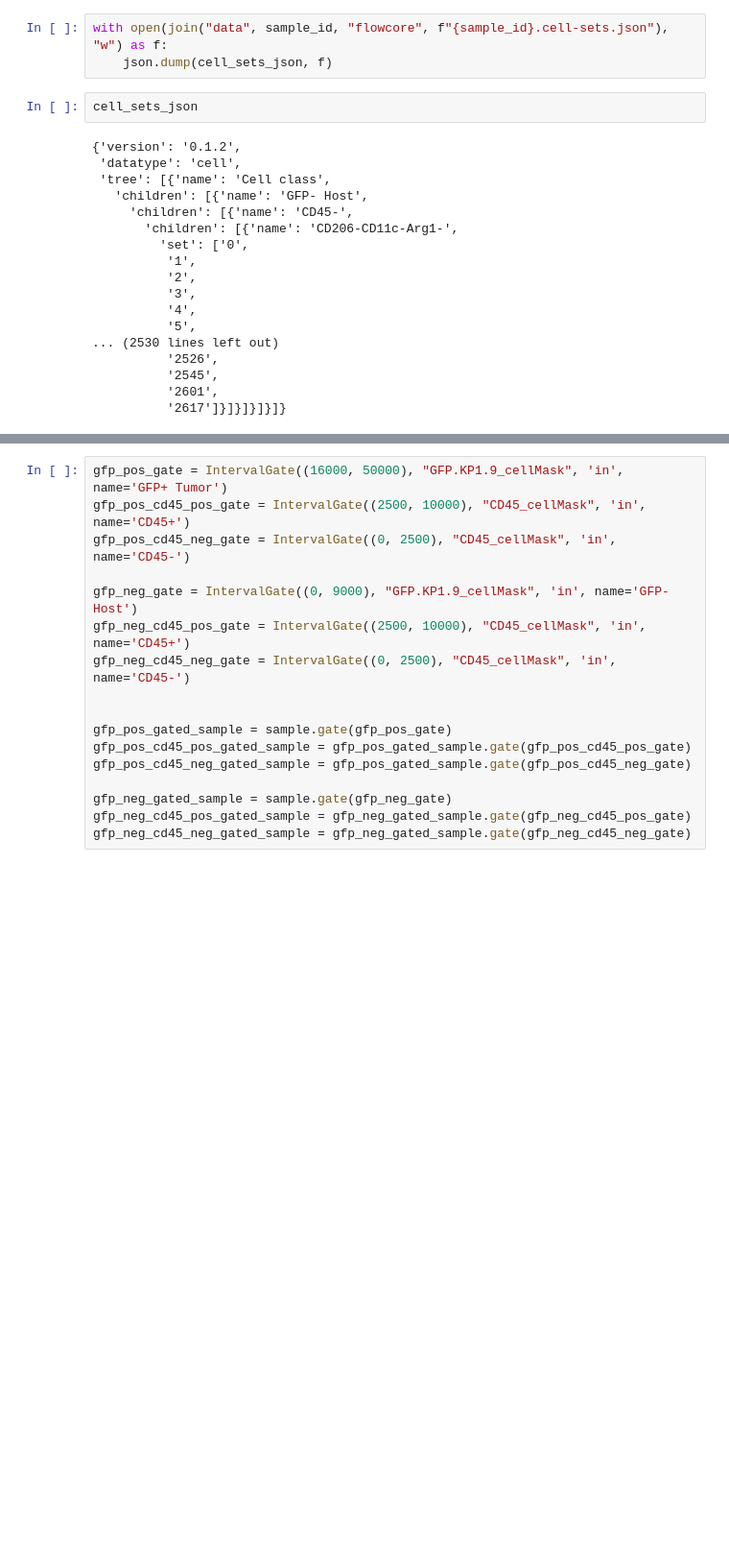
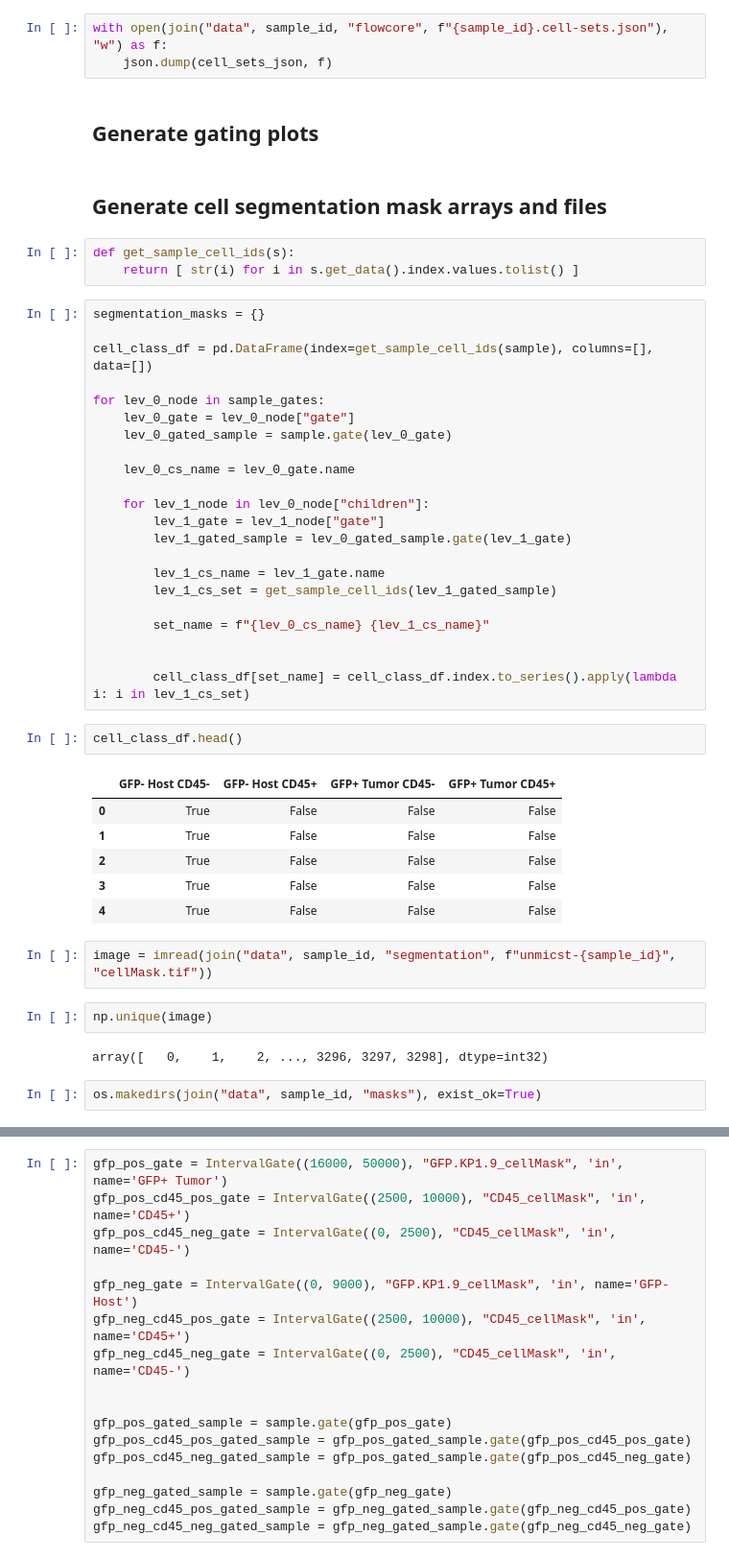
Before and after one commit to keller-mark/nanosaber-mcmicro, a Jupyter notebook: gating_and_segmentation.ipynb, the cells around one changed output, grey strips where cells are left out. Shown at 96% size. Saved outputs shown, nothing was run; the diff lists cells and outputs as text; blank space fills up the shorter version.

```diff
--- a/gating_and_segmentation.ipynb
+++ b/gating_and_segmentation.ipynb
@@ -298,23 +272,49 @@ for lev_0_node in sample_gates:
 # %%
 with open(join("data", sample_id, "flowcore", f"{sample_id}.cell-sets.json"), "w") as f:
     json.dump(cell_sets_json, f)
-# %%
-cell_sets_json
-# %% [output]
-{'version': '0.1.2',
- 'datatype': 'cell',
- 'tree': [{'name': 'Cell class',
-   'children': [{'name': 'GFP- Host',
-     'children': [{'name': 'CD45-',
-       'children': [{'name': 'CD206-CD11c-Arg1-',
-         'set': ['0',
-          '1',
-          '2',
-          '3',
-          '4',
-          '5',
-... (2530 lines left out)
-          '2526',
-          '2545',
-          '2601',
-          '2617']}]}]}]}]}
+# %% [markdown]
+## Generate gating plots
+# %% [markdown]
+## Generate cell segmentation mask arrays and files
+# %%
+def get_sample_cell_ids(s):
+    return [ str(i) for i in s.get_data().index.values.tolist() ]
+# %%
+segmentation_masks = {}
+
+cell_class_df = pd.DataFrame(index=get_sample_cell_ids(sample), columns=[], data=[])
+
+for lev_0_node in sample_gates:
+    lev_0_gate = lev_0_node["gate"]
+    lev_0_gated_sample = sample.gate(lev_0_gate)
+
+    lev_0_cs_name = lev_0_gate.name
+
+    for lev_1_node in lev_0_node["children"]:
+        lev_1_gate = lev_1_node["gate"]
+        lev_1_gated_sample = lev_0_gated_sample.gate(lev_1_gate)
+
+        lev_1_cs_name = lev_1_gate.name
+        lev_1_cs_set = get_sample_cell_ids(lev_1_gated_sample)
+
+        set_name = f"{lev_0_cs_name} {lev_1_cs_name}"
+
+
+        cell_class_df[set_name] = cell_class_df.index.to_series().apply(lambda i: i in lev_1_cs_set)
+# %%
+cell_class_df.head()
+# %% [output]
+|  | GFP- Host CD45- | GFP- Host CD45+ | GFP+ Tumor CD45- | GFP+ Tumor CD45+ |
+| 0 | True | False | False | False |
+| 1 | True | False | False | False |
+| 2 | True | False | False | False |
+| 3 | True | False | False | False |
+| 4 | True | False | False | False |
+# %%
+image = imread(join("data", sample_id, "segmentation", f"unmicst-{sample_id}", "cellMask.tif"))
+# %%
+np.unique(image)
+# %% [output]
+array([   0,    1,    2, ..., 3296, 3297, 3298], dtype=int32)
+# %%
+os.makedirs(join("data", sample_id, "masks"), exist_ok=True)
```
Also changed, not shown: parts of 10 cells of this notebook, 4 other files.
